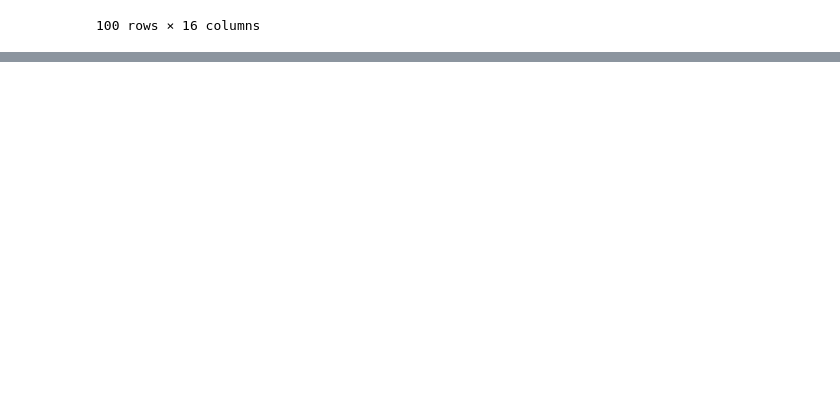
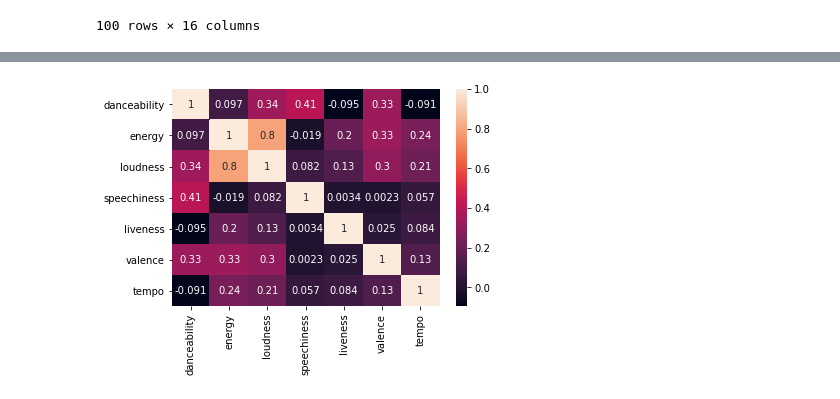
Before and after one commit to alexmak001/Spotify-Music-Predictions, a Jupyter notebook: Spotify Predictor.ipynb, the cells around one changed output, grey strips where cells are left out. Cells and saved outputs as stored; diff of their text form; code cells hidden in the pictures; blank space fills up the shorter version.

```diff
--- a/Spotify Predictor.ipynb
+++ b/Spotify Predictor.ipynb
@@ -105,0 +148,5 @@ Name: like, dtype: int64
+# %%
+sn.heatmap(finalDF.corr(), annot=True)
+plt.show()
+# %% [output]
+[figure, added]
```
Also changed, not shown: parts of 13 cells of this notebook.
